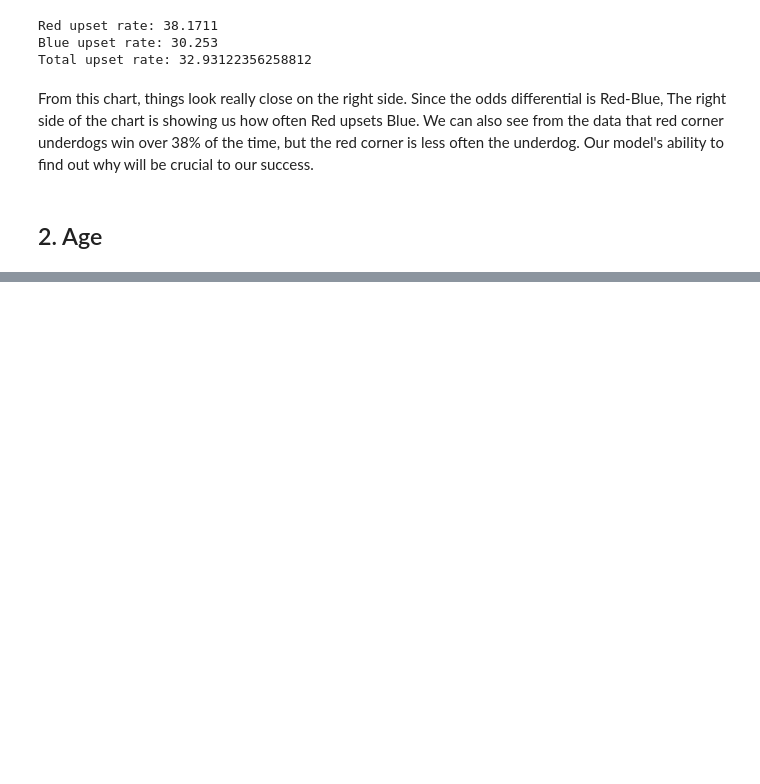
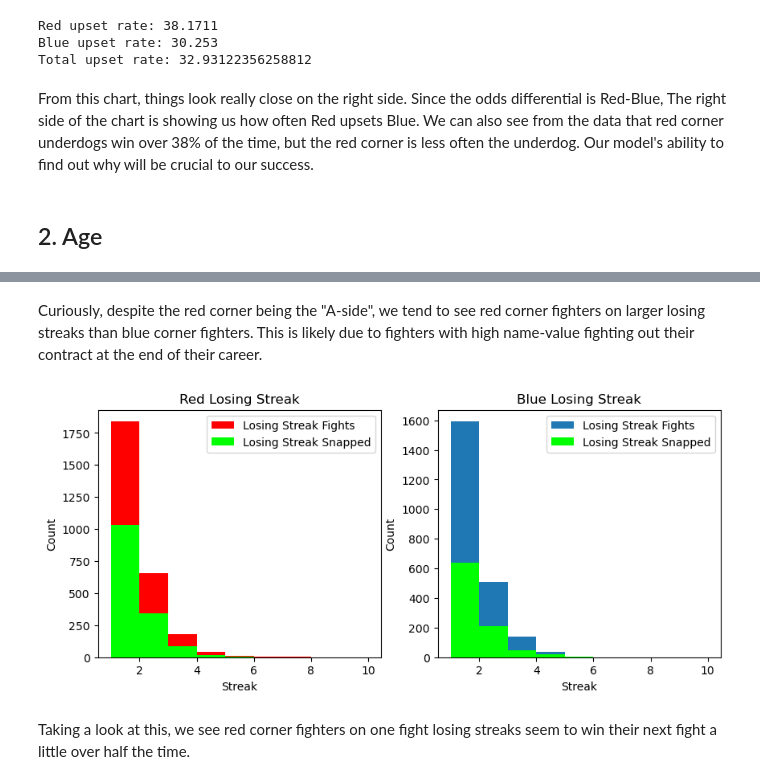
Before and after one commit to anthonyysz/Fight-Result-Predictor, a Jupyter notebook: notebooks/2-data-exploration-and-analysis.ipynb, the cells around one changed output, grey strips where cells are left out. Cells and saved outputs as stored; diff of their text form; code cells hidden in the pictures; blank space fills up the shorter version.

```diff
--- a/notebooks/2-data-exploration-and-analysis.ipynb
+++ b/notebooks/2-data-exploration-and-analysis.ipynb
@@ -120,0 +141,24 @@ Combat sports are very hard on the body. Most fighters are in their prime until
+# %% [markdown]
+Curiously, despite the red corner being the "A-side", we tend to see red corner fighters on larger losing streaks than blue corner fighters. This is likely due to fighters with high name-value fighting out their contract at the end of their career.
+# %%
+fig, (ax1, ax2) = plt.subplots(1, 2, figsize=(10, 4))
+
+ax1.hist(df.RedCurrentLoseStreak, bins=9, range = (1, 10), label = 'Losing Streak Fights', color='Red')
+ax1.hist(df.loc[df['RedWinner'] == True, 'RedCurrentLoseStreak'], bins=9, range = (1, 10), label = 'Losing Streak Snapped', color='lime')
+ax1.set_xlabel('Streak')
+ax1.set_ylabel('Count')
+ax1.set_title('Red Losing Streak')
+ax1.legend()
+
+ax2.hist(df.BlueCurrentLoseStreak, bins=9, range = (1, 10), label = 'Losing Streak Fights')
+ax2.hist(df.loc[df['RedWinner'] == False, 'BlueCurrentLoseStreak'], bins=9, range = (1,10), label = 'Losing Streak Snapped', color='lime')
+ax2.set_xlabel('Streak')
+ax2.set_ylabel('Count')
+ax2.set_title('Blue Losing Streak')
+ax2.legend()
+
+plt.show()
+# %% [output]
+[figure, added]
+# %% [markdown]
+Taking a look at this, we see red corner fighters on one fight losing streaks seem to win their next fight a little over half the time.
```
Also changed, not shown: parts of 2 cells of this notebook, 1 other file.
